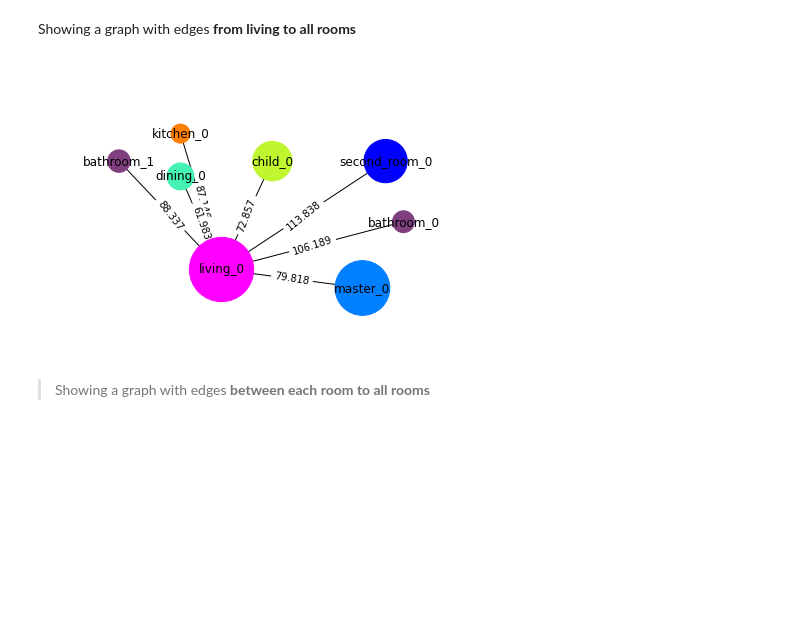
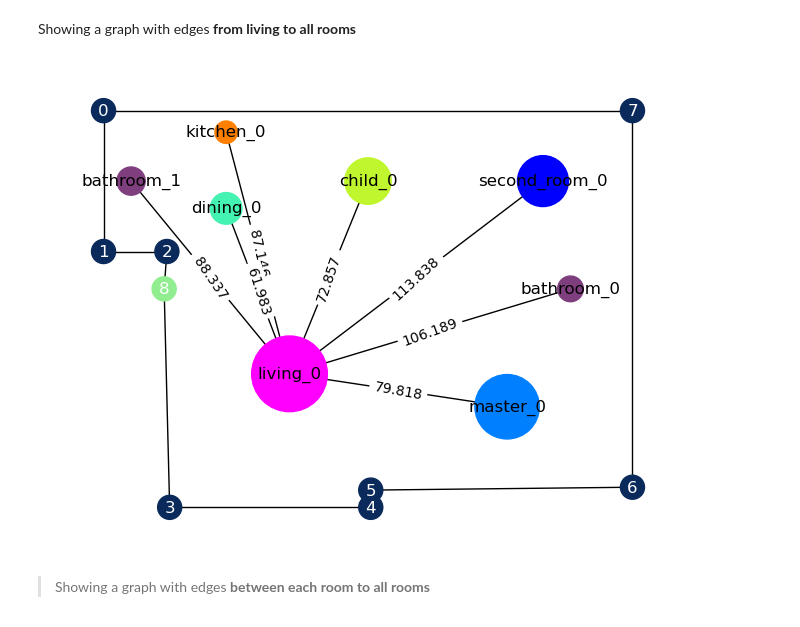
Before and after one commit to mo7amed7assan1911/Floor_Plan_Generation_using_GNNs, a Jupyter notebook: Creating_Dataset/generating-graphs.ipynb, the cells around one changed output. Drawn from its saved outputs; the diff is of its cells as text; code cells hidden in the pictures; blank space fills up the shorter version.

Commit message:
Using real rPlan data

```diff
--- a/Creating_Dataset/generating-graphs.ipynb
+++ b/Creating_Dataset/generating-graphs.ipynb
@@ -62,7 +56,7 @@ from datetime import datetime
 import sklearn
 import geopandas as gpd
 # %%
-with open('/kaggle/input/rplanify/planify/train.pickle', "rb") as fh:
+with open(r"D:\Grad\Planify_Dataset\DataSource\Rplan\train.pickle", "rb") as fh:
     df = pickle.load(fh)
 df_orig = df
 # %% [markdown]
@@ -75,16 +69,15 @@ for col in df.columns:
 # %%
 # removed external from the list below because it causes so much trouble
 # and can be deduced from the interior area.
-df = df_orig.drop('external', axis=1)
+# df = df_orig.drop('external', axis=1)
 
 
 df = df.rename(columns={
     'interior_area': 'inner',
     'exterior_wall_2': 'outer_wall',
     'interior_wall': 'inner_wall',
-    'second': 'second_room'
+    'second': 'second_room',
 })
-
 
 geoms_columns = ['inner', 'living', 'master', 'kitchen', 'bathroom', 'dining', 'child', 'study',
                    'second_room', 'guest', 'balcony', 'storage', 'wall-in',
@@ -524,12 +518,12 @@ def createGraph(Graph_index, living_to_all=False, all_conected=False):
                 currentNodeName = f'{type_}_{i}'
 
                 # The following if statement done as the model of getting centroids doesn't support living.
-                if type_ == 'living':
-                    center_x = df['inner'][Graph_index].centroid.x
-                    center_y = df['inner'][Graph_index].centroid.y
-                else:
-                    center_x = poly1.centroid.coords[0][0]
-                    center_y = poly1.centroid.coords[0][1]
+                # if type_ == 'living':
+                #     center_x = df['inner'][Graph_index].centroid.x
+                #     center_y = df['inner'][Graph_index].centroid.y
+                # else:
+                center_x = poly1.centroid.coords[0][0]
+                center_y = poly1.centroid.coords[0][1]
 
                 G.add_node(currentNodeName,
                     roomType_name = type_,
@@ -604,12 +598,12 @@ def draw_graph_nodes(G, living_to_all=False):
 
 
     # Drawing the graph inside a good boundary.
-    x_coords  = [pos[node][0] for node in pos]
-    y_coords  = [pos[node][1] for node in pos]
-    threshold = max(scales) / 100
+    # x_coords  = [pos[node][0] for node in pos]
+    # y_coords  = [pos[node][1] for node in pos]
+    # threshold = max(scales) / 100
 
-    plt.xlim(min(x_coords) - threshold, max(x_coords) + threshold)
-    plt.ylim(min(y_coords) - threshold, max(y_coords) + threshold)
+    # plt.xlim(min(x_coords) - threshold, max(x_coords) + threshold)
+    # plt.ylim(min(y_coords) - threshold, max(y_coords) + threshold)
 # %%
 def draw_graph_boundary(G):
     #  nodes positions for drawing, note that we invert the y pos
@@ -840,12 +834,12 @@ draw_graph_boundary(b);
 Showing a graph with edges **from living to all rooms**
 # %%
 G_living_to_all = createGraph(Graph_index, living_to_all=True)
-# b = Handling_dubplicated_nodes(Graph_index)
+b = Handling_dubplicated_nodes(Graph_index)
 
 draw_graph_nodes(G_living_to_all, living_to_all=True);
-# draw_graph_boundary(b);
+draw_graph_boundary(b);
 # %% [output]
-[figure, old version]
+[figure, new version]
 # %% [markdown]
 > Showing a graph with edges **between each room to all rooms**
 # %%
```
Also changed, not shown: parts of 8 cells of this notebook.
